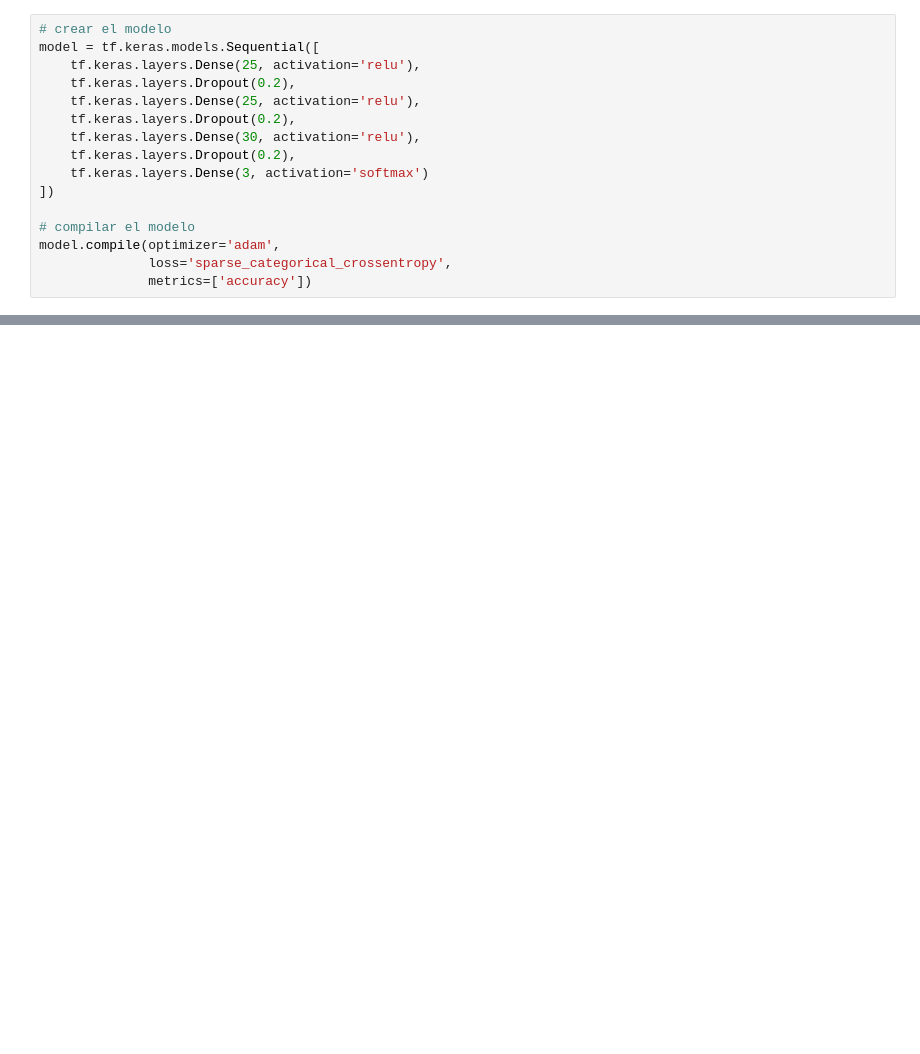
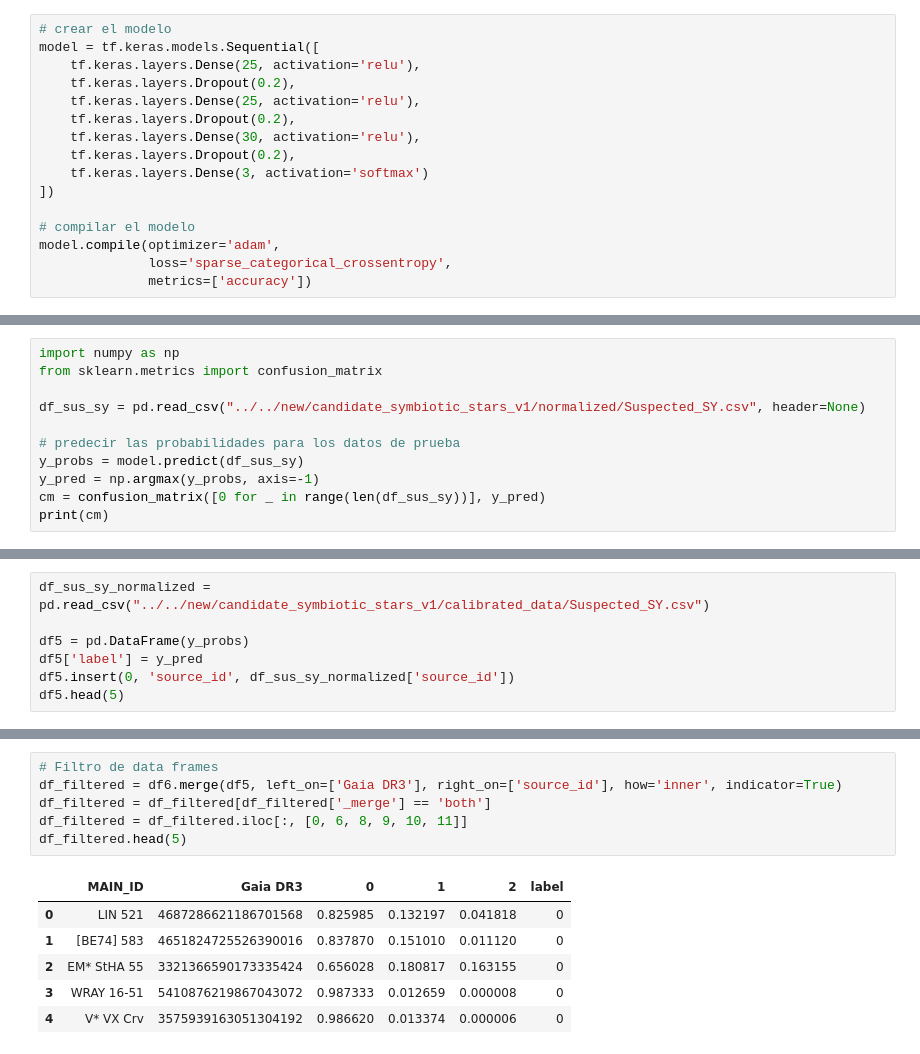
Before and after one commit to opcruz/gaiaDR3ML, a Jupyter notebook: GaiaXpy/RNA/RNA_SY_NP_RG.ipynb, the cells around one changed output, grey strips where cells are left out. Saved outputs shown, nothing was run; the diff lists cells and outputs as text; blank space fills up the shorter version.

```diff
--- a/GaiaXpy/RNA/RNA_SY_NP_RG.ipynb
+++ b/GaiaXpy/RNA/RNA_SY_NP_RG.ipynb
@@ -163,0 +165,11 @@ y_pred:  2548
+# %%
+import numpy as np
+from sklearn.metrics import confusion_matrix
+
+df_sus_sy = pd.read_csv("../../new/candidate_symbiotic_stars_v1/normalized/Suspected_SY.csv", header=None)
+
+# predecir las probabilidades para los datos de prueba
+y_probs = model.predict(df_sus_sy)
+y_pred = np.argmax(y_probs, axis=-1)
+cm = confusion_matrix([0 for _ in range(len(df_sus_sy))], y_pred)
+print(cm)
@@ -163,0 +181,7 @@ y_pred:  2548
+# %%
+df_sus_sy_normalized = pd.read_csv("../../new/candidate_symbiotic_stars_v1/calibrated_data/Suspected_SY.csv")
+
+df5 = pd.DataFrame(y_probs)
+df5['label'] = y_pred
+df5.insert(0, 'source_id', df_sus_sy_normalized['source_id'])
+df5.head(5)
@@ -163,0 +205,13 @@ y_pred:  2548
+# %%
+# Filtro de data frames
+df_filtered = df6.merge(df5, left_on=['Gaia DR3'], right_on=['source_id'], how='inner', indicator=True)
+df_filtered = df_filtered[df_filtered['_merge'] == 'both']
+df_filtered = df_filtered.iloc[:, [0, 6, 8, 9, 10, 11]]
+df_filtered.head(5)
+# %% [output]
+|  | MAIN_ID | Gaia DR3 | 0 | 1 | 2 | label |
+| 0 | LIN 521 | 4687286621186701568 | 0.825985 | 0.132197 | 0.041818 | 0 |
+| 1 | [BE74] 583 | 4651824725526390016 | 0.837870 | 0.151010 | 0.011120 | 0 |
+| 2 | EM* StHA 55 | 3321366590173335424 | 0.656028 | 0.180817 | 0.163155 | 0 |
+| 3 | WRAY 16-51 | 5410876219867043072 | 0.987333 | 0.012659 | 0.000008 | 0 |
+| 4 | V* VX Crv | 3575939163051304192 | 0.986620 | 0.013374 | 0.000006 | 0 |
```
Also changed, not shown: parts of 16 cells of this notebook, 13 other files.
